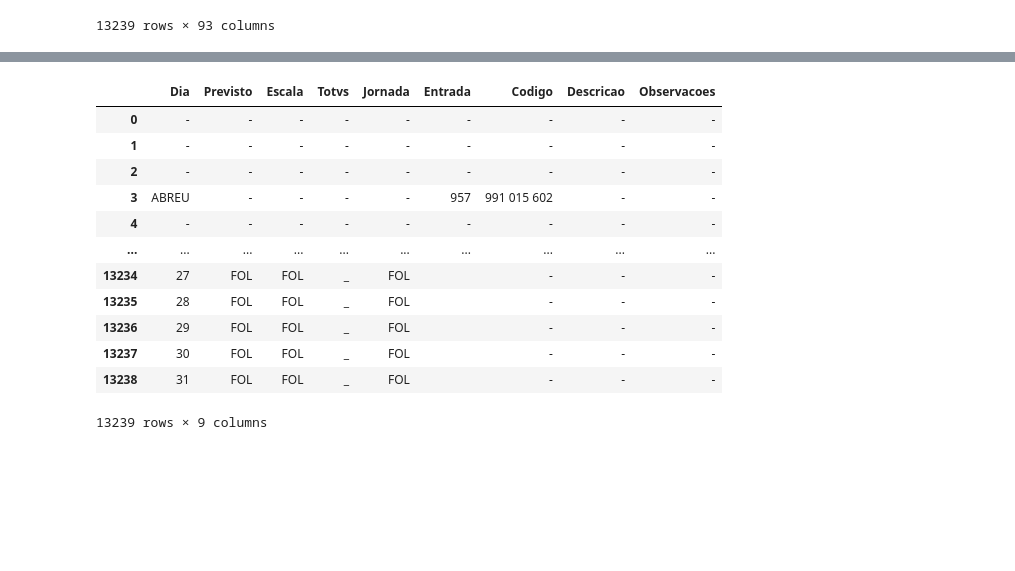
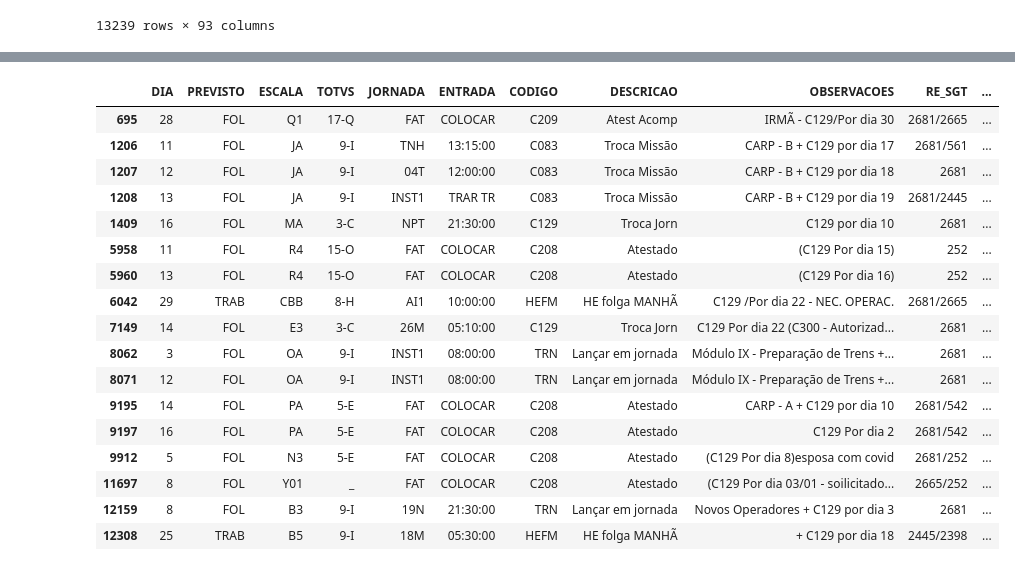
Before and after one commit to solanods/pandas, a Jupyter notebook: ponto_segunda_quinzena.ipynb, the cells around one changed output, grey strips where cells are left out. Drawn from its saved outputs; the diff is of its cells as text; code cells hidden in the pictures; blank space fills up the shorter version.

```diff
--- a/ponto_segunda_quinzena.ipynb
+++ b/ponto_segunda_quinzena.ipynb
@@ -30,7 +32,4 @@ df
 | 13237 | B30 | CovDom20_2325 | FOL | 30 | 2022-01-30 00:00:00 | FOL | FOL | _ | ... |
 | 13238 | B31 | CovUtil12_2325 | FOL | 31 | 2022-01-31 00:00:00 | FOL | FOL | _ | ... |
 13239 rows × 93 columns
-# %%
-# Selecionar colunas de interesse
-df = df.iloc[:,[3,5,6,7,8,11,16,17,18]]
 # %%
@@ -49,0 +113,22 @@ df = df.fillna('-')
+# %%
+  # Obter lista com nome de todos operadores
+  operadores = []
+  for linha in df.index:
+    if search ('[A-Z]+', str(df['DIA'][linha])):
+      operadores.append(df['DIA'][linha])
+
+  operadores = [operador for operador in operadores if operador.isupper()]
+# %%
+# Extrair rmop
+i = 3
+j =38
+R = []
+df['NOME'] = ''
+df['RE'] = ''
+for operador in operadores:
+  df['NOME'].loc[i:j] = operador
+  rmop_operador = df.loc[i:j]
+  R.append(rmop_operador)
+  df['RE'].loc[i:j] = df['ENTRADA'].loc[i:j].iloc[0]
+  i+=66
+  j+=66
@@ -50,16 +177,26 @@ df = df.fillna('-')
+# %%
+# Buscar valores deslocados
+
+troca_desloc = df['OBSERVACOES'].str.contains('C129')==True
+permuta_desloc = df['OBSERVACOES'].str.contains('C500')==True
 # %%
-df
+df[troca_desloc]
 # %% [output]
-|  | Dia | Previsto | Escala | Totvs | Jornada | Entrada | Codigo | Descricao | Observacoes |
-| 0 | - | - | - | - | - | - | - | - | - |
-| 1 | - | - | - | - | - | - | - | - | - |
-| 2 | - | - | - | - | - | - | - | - | - |
-| 3 | ABREU | - | - | - | - | 957 | 991 015 602 | - | - |
-| 4 | - | - | - | - | - | - | - | - | - |
-| ... | ... | ... | ... | ... | ... | ... | ... | ... | ... |
-| 13234 | 27 | FOL | FOL | _ | FOL |  | - | - | - |
-| 13235 | 28 | FOL | FOL | _ | FOL |  | - | - | - |
-| 13236 | 29 | FOL | FOL | _ | FOL |  | - | - | - |
-| 13237 | 30 | FOL | FOL | _ | FOL |  | - | - | - |
-| 13238 | 31 | FOL | FOL | _ | FOL |  | - | - | - |
+|  | DIA | PREVISTO | ESCALA | TOTVS | JORNADA | ENTRADA | CODIGO | DESCRICAO | OBSERVACOES | RE_SGT | ... |
+| 695 | 28 | FOL | Q1 | 17-Q | FAT | COLOCAR | C209 | Atest Acomp | IRMÃ - C129/Por dia 30 | 2681/2665 | ... |
+| 1206 | 11 | FOL | JA | 9-I | TNH | 13:15:00 | C083 | Troca Missão | CARP - B + C129 por dia 17 | 2681/561 | ... |
+| 1207 | 12 | FOL | JA | 9-I | 04T | 12:00:00 | C083 | Troca Missão | CARP - B + C129 por dia 18 | 2681 | ... |
+| 1208 | 13 | FOL | JA | 9-I | INST1 | TRAR TR | C083 | Troca Missão | CARP - B + C129 por dia 19 | 2681/2445 | ... |
+| 1409 | 16 | FOL | MA | 3-C | NPT | 21:30:00 | C129 | Troca Jorn | C129 por dia 10 | 2681 | ... |
+| 5958 | 11 | FOL | R4 | 15-O | FAT | COLOCAR | C208 | Atestado | (C129 Por dia 15) | 252 | ... |
+| 5960 | 13 | FOL | R4 | 15-O | FAT | COLOCAR | C208 | Atestado | (C129 Por dia 16) | 252 | ... |
+| 6042 | 29 | TRAB | CBB | 8-H | AI1 | 10:00:00 | HEFM | HE folga MANHÃ | C129 /Por dia 22 - NEC. OPERAC. | 2681/2665 | ... |
+| 7149 | 14 | FOL | E3 | 3-C | 26M | 05:10:00 | C129 | Troca Jorn | C129 Por dia 22 (C300 - Autorizad... | 2681 | ... |
+| 8062 | 3 | FOL | OA | 9-I | INST1 | 08:00:00 | TRN | Lançar em jornada | Módulo IX - Preparação de Trens +... | 2681 | ... |
+| 8071 | 12 | FOL | OA | 9-I | INST1 | 08:00:00 | TRN | Lançar em jornada | Módulo IX - Preparação de Trens +... | 2681 | ... |
+| 9195 | 14 | FOL | PA | 5-E | FAT | COLOCAR | C208 | Atestado | CARP - A + C129 por dia 10 | 2681/542 | ... |
+| 9197 | 16 | FOL | PA | 5-E | FAT | COLOCAR | C208 | Atestado | C129 Por dia 2 | 2681/542 | ... |
+| 9912 | 5 | FOL | N3 | 5-E | FAT | COLOCAR | C208 | Atestado | (C129 Por dia 8)esposa com covid | 2681/252 | ... |
+| 11697 | 8 | FOL | Y01 | _ | FAT | COLOCAR | C208 | Atestado | (C129 Por dia 03/01 - soilicitado... | 2665/252 | ... |
+| 12159 | 8 | FOL | B3 | 9-I | 19N | 21:30:00 | TRN | Lançar em jornada | Novos Operadores + C129 por dia 3 | 2681 | ... |
+| 12308 | 25 | TRAB | B5 | 9-I | 18M | 05:30:00 | HEFM | HE folga MANHÃ | + C129 por dia 18 | 2445/2398 | ... |
-13239 rows × 9 columns
```
Also changed, not shown: parts of 22 cells of this notebook.
